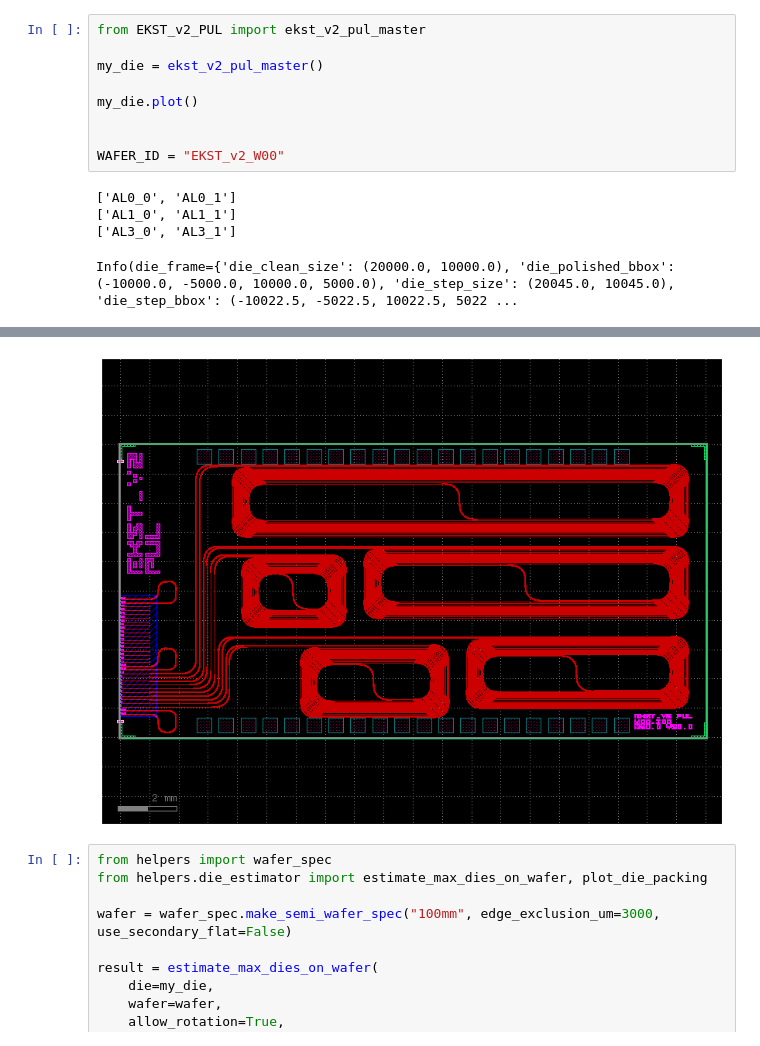
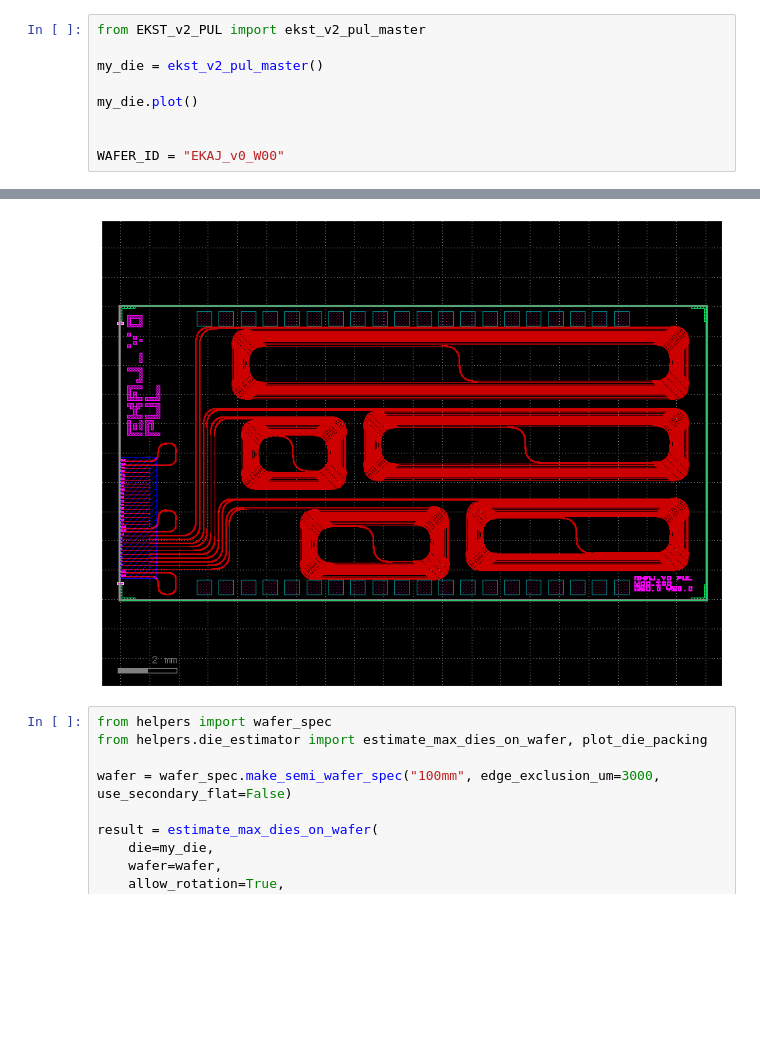
Before and after one commit to jakubsadilek/mesapdk-lab, a Jupyter notebook: test_die2.ipynb, the cells around one changed output, grey strips where cells are left out. Saved outputs shown, nothing was run; the diff lists cells and outputs as text; blank space fills up the shorter version.

```diff
--- a/test_die2.ipynb
+++ b/test_die2.ipynb
@@ -1,19 +1,15 @@
 # %%
 from EKST_v2_PUL import ekst_v2_pul_master
 
 my_die = ekst_v2_pul_master()
 
 my_die.plot()
 
 
-WAFER_ID = "EKST_v2_W00"
+WAFER_ID = "EKAJ_v0_W00"
 # %% [output]
-['AL0_0', 'AL0_1']
-['AL1_0', 'AL1_1']
-['AL3_0', 'AL3_1']
-Info(die_frame={'die_clean_size': (20000.0, 10000.0), 'die_polished_bbox': (-10000.0, -5000.0, 10000.0, 5000.0), 'die_step_size': (20045.0, 10045.0), 'die_step_bbox': (-10022.5, -5022.5, 10022.5, 5022 ...
 [interactive output not drawn]
-[figure, old version]
+[figure, new version]
 # %%
 from helpers import wafer_spec
 from helpers.die_estimator import estimate_max_dies_on_wafer, plot_die_packing
```
Also changed, not shown: parts of 9 cells of this notebook, 1 other file.
